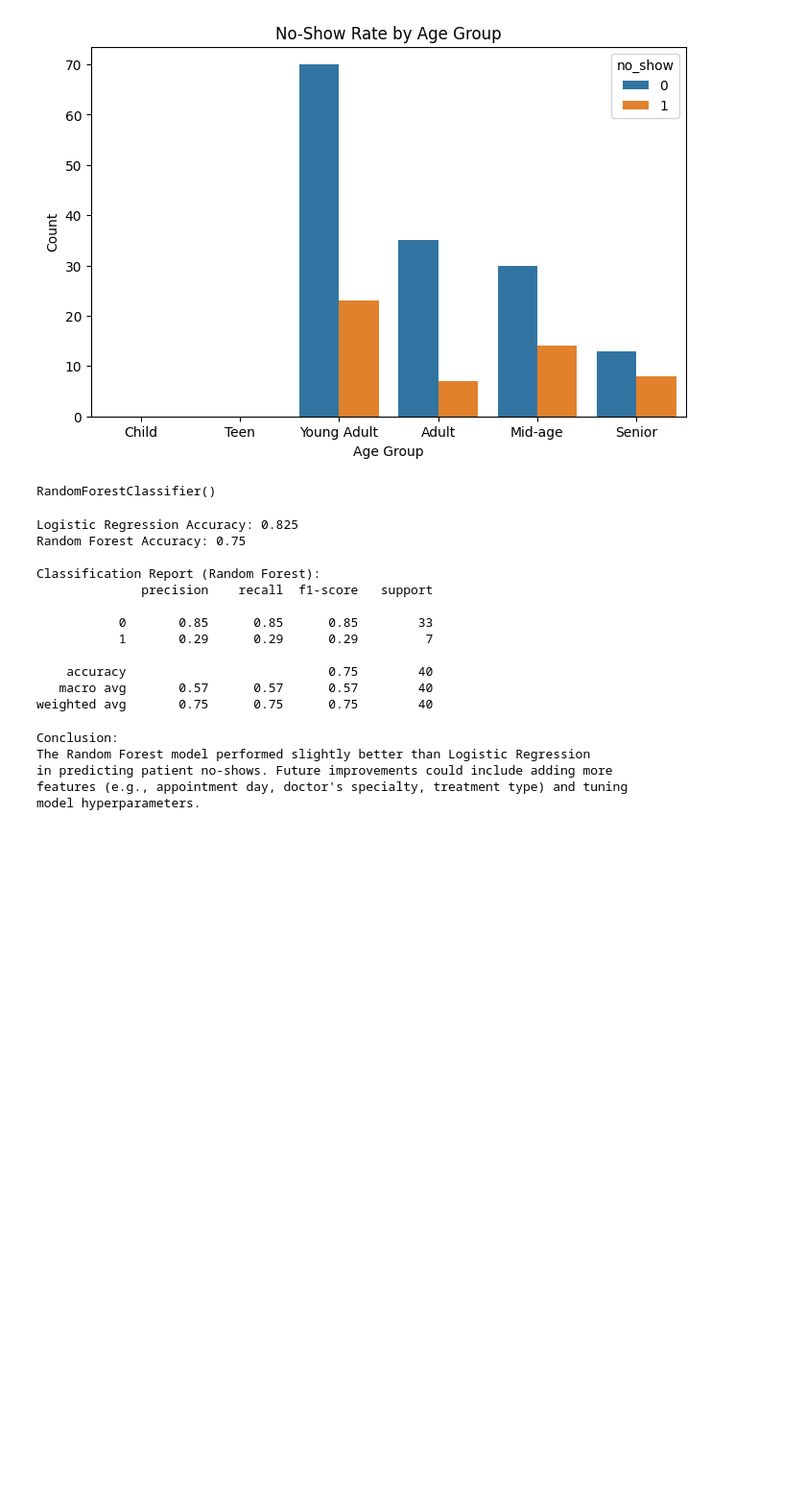
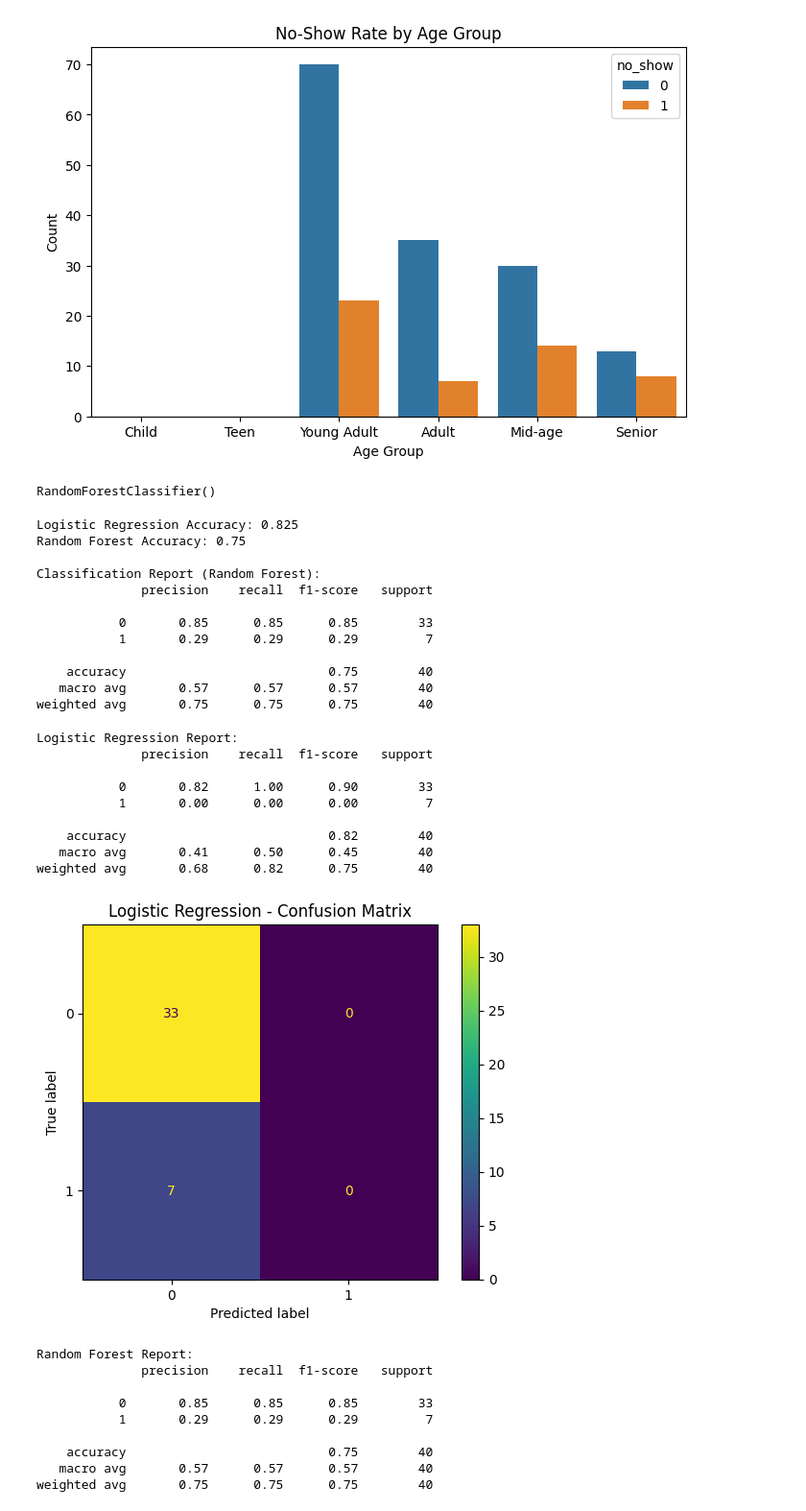
Before and after one commit to Oluhle080/Healthcare-Analysis, a Jupyter notebook: Healthcare-Analysis.ipynb, the cells around one changed output. Shown at 96% size. Cells and saved outputs as stored; diff of their text form; code cells hidden in the pictures; blank space fills up the shorter version.

```diff
--- a/Healthcare-Analysis.ipynb
+++ b/Healthcare-Analysis.ipynb
@@ -234,18 +257,43 @@ Classification Report (Random Forest):
     accuracy                           0.75        40
    macro avg       0.57      0.57      0.57        40
 weighted avg       0.75      0.75      0.75        40
-# %%
-# Cell 11: Conclusion
-print("""
-Conclusion:
-The Random Forest model performed slightly better than Logistic Regression
-in predicting patient no-shows. Future improvements could include adding more
-features (e.g., appointment day, doctor's specialty, treatment type) and tuning
-model hyperparameters.
-""")
-# %% [output]
-Conclusion:
-The Random Forest model performed slightly better than Logistic Regression
-in predicting patient no-shows. Future improvements could include adding more
-features (e.g., appointment day, doctor's specialty, treatment type) and tuning
-model hyperparameters.
+# %%
+# Cell 11: Advanced Model Evaluation
+
+from sklearn.metrics import classification_report, confusion_matrix, ConfusionMatrixDisplay
+
+# Logistic Regression Evaluation
+print("Logistic Regression Report:")
+print(classification_report(y_test, log_reg.predict(X_test)))
+
+ConfusionMatrixDisplay.from_estimator(log_reg, X_test, y_test)
+plt.title("Logistic Regression - Confusion Matrix")
+plt.show()
+
+# Random Forest Evaluation
+print("Random Forest Report:")
+print(classification_report(y_test, rf.predict(X_test)))
+
+ConfusionMatrixDisplay.from_estimator(rf, X_test, y_test)
+plt.title("Random Forest - Confusion Matrix")
+plt.show()
+# %% [output]
+Logistic Regression Report:
+              precision    recall  f1-score   support
+
+           0       0.82      1.00      0.90        33
+           1       0.00      0.00      0.00         7
+
+    accuracy                           0.82        40
+   macro avg       0.41      0.50      0.45        40
+weighted avg       0.68      0.82      0.75        40
+[figure, added]
+Random Forest Report:
+              precision    recall  f1-score   support
+
+           0       0.85      0.85      0.85        33
+           1       0.29      0.29      0.29         7
+
+    accuracy                           0.75        40
+   macro avg       0.57      0.57      0.57        40
+weighted avg       0.75      0.75      0.75        40
```
Also changed, not shown: parts of 26 cells of this notebook.
